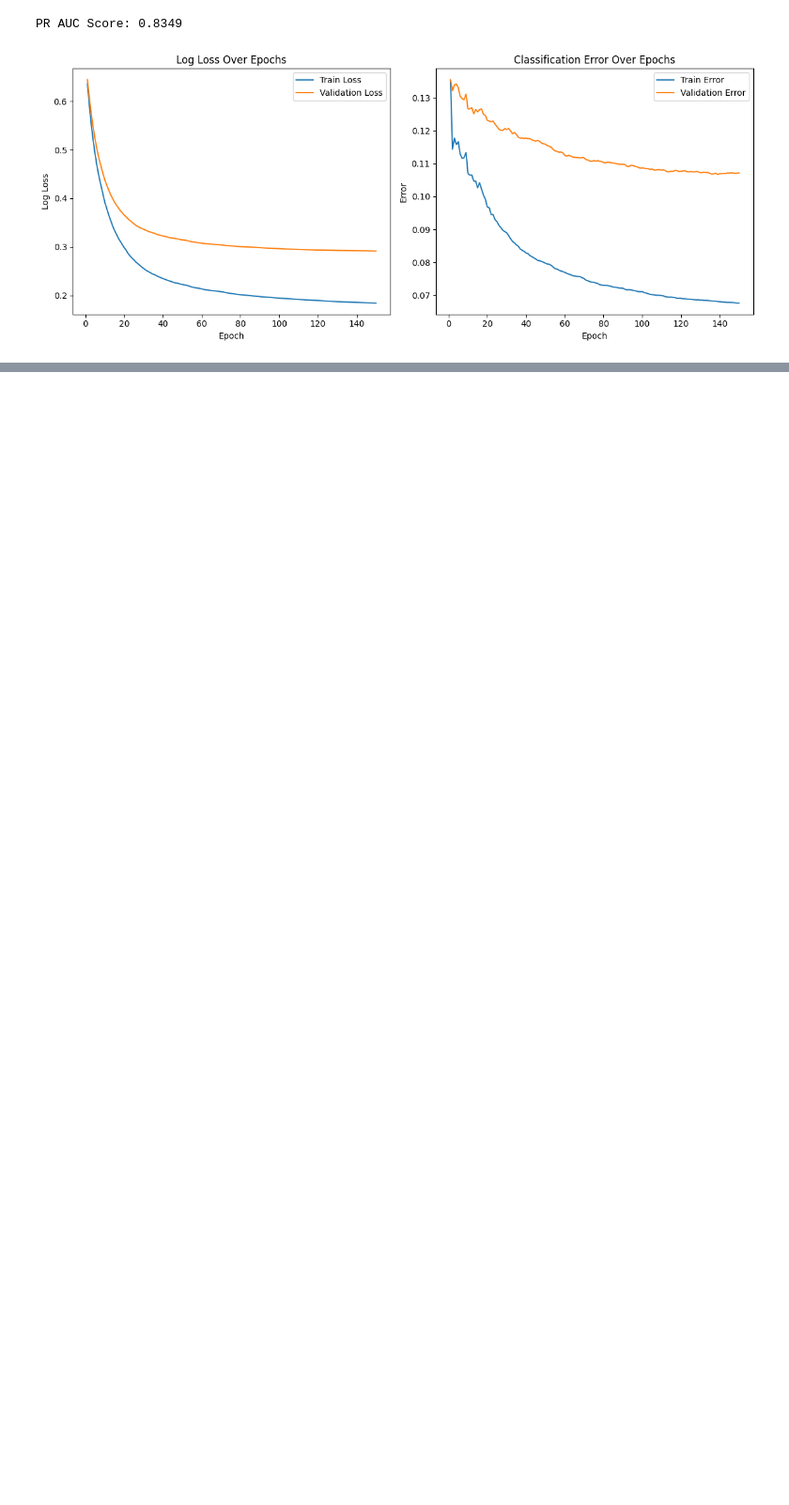
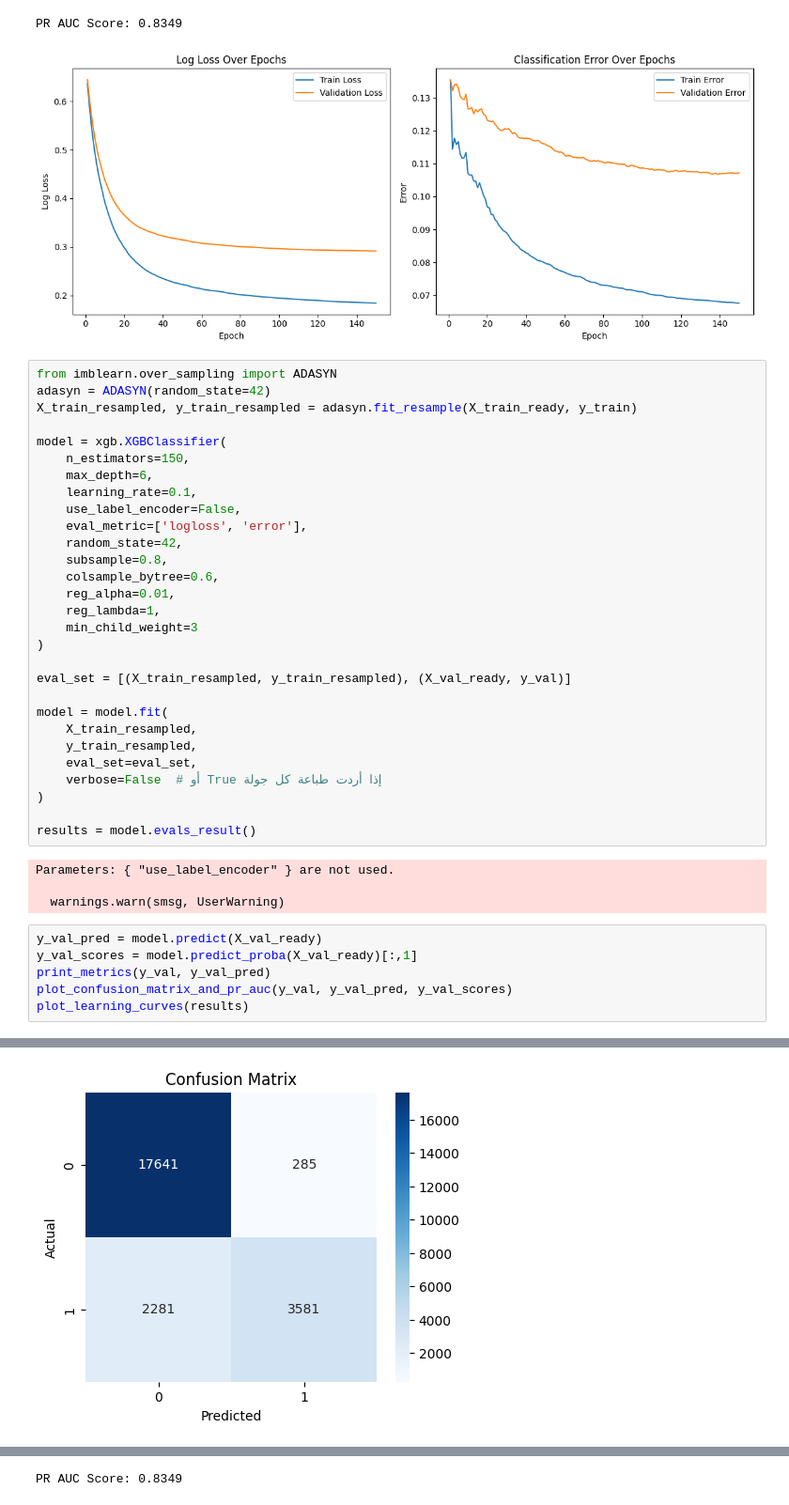
Before and after one commit to angiegh2002/Loan_Default_Detection, a Jupyter notebook: DM&ML (33).ipynb, the cells around one changed output, grey strips where cells are left out. Shown at 94% size. Cells and saved outputs as stored; diff of their text form; blank space fills up the shorter version.

```diff
--- a/DM&ML (33).ipynb
+++ b/DM&ML (33).ipynb
@@ -1263,3 +1269,43 @@ F1 Score: 0.7364
 [figure]
 PR AUC Score: 0.8349
 [figure]
+# %%
+from imblearn.over_sampling import ADASYN
+adasyn = ADASYN(random_state=42)
+X_train_resampled, y_train_resampled = adasyn.fit_resample(X_train_ready, y_train)
+
+model = xgb.XGBClassifier(
+    n_estimators=150,
+    max_depth=6,
+    learning_rate=0.1,
+    use_label_encoder=False,
+    eval_metric=['logloss', 'error'],
+    random_state=42,
+    subsample=0.8,
+    colsample_bytree=0.6,
+    reg_alpha=0.01,
+    reg_lambda=1,
+    min_child_weight=3
+)
+
+eval_set = [(X_train_resampled, y_train_resampled), (X_val_ready, y_val)]
+
+model = model.fit(
+    X_train_resampled,
+    y_train_resampled,
+    eval_set=eval_set,
+    verbose=False  # أو True إذا أردت طباعة كل جولة
+)
+
+results = model.evals_result()
+# %% [output]
+Parameters: { "use_label_encoder" } are not used.
+
+  warnings.warn(smsg, UserWarning)
+# %%
+y_val_pred = model.predict(X_val_ready)
+y_val_scores = model.predict_proba(X_val_ready)[:,1]
+print_metrics(y_val, y_val_pred)
+plot_confusion_matrix_and_pr_auc(y_val, y_val_pred, y_val_scores)
+plot_learning_curves(results)
+# %% [output]
@@ -1265,0 +1325 @@ PR AUC Score: 0.8349
+[figure, added]
@@ -1265,0 +1327 @@ PR AUC Score: 0.8349
+PR AUC Score: 0.8349
```
Also changed, not shown: parts of 11 cells of this notebook.
